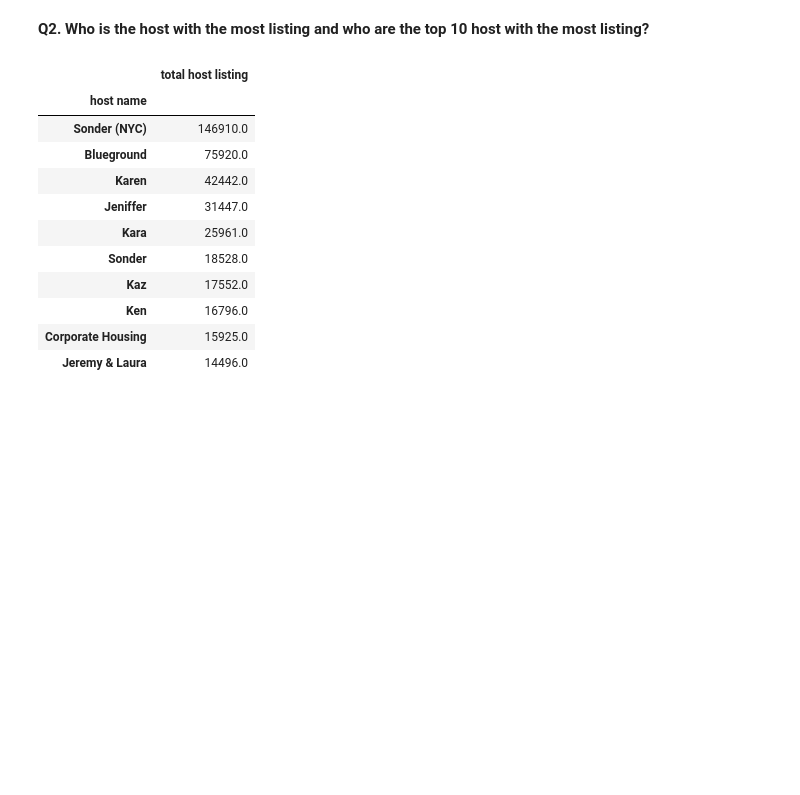
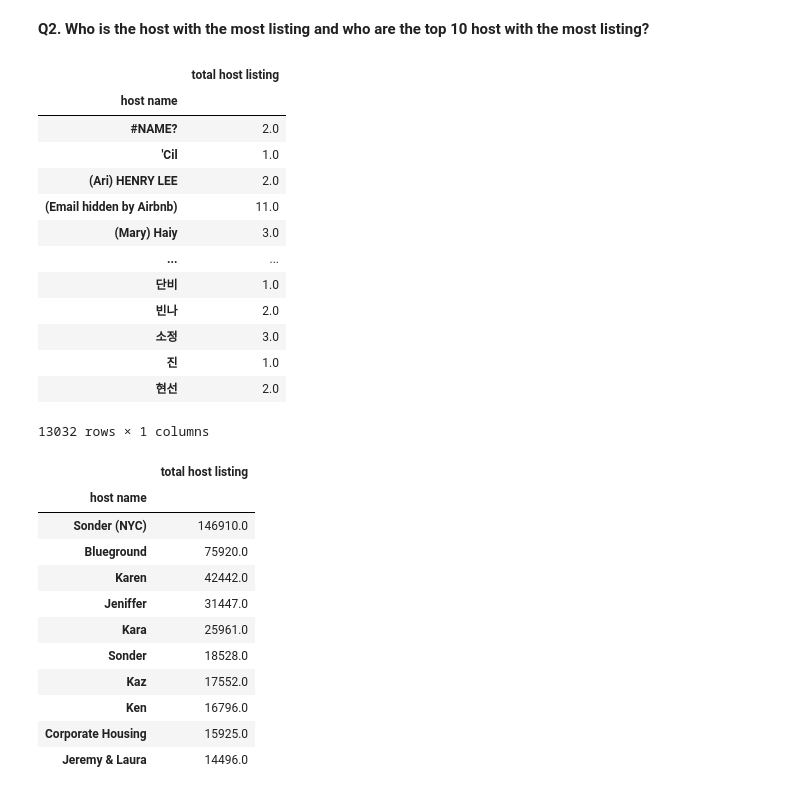
Before and after one commit to Great-special/Portfolio-Projects, a Jupyter notebook: EDA/AirBNB/open_data_airbnb.ipynb, the cells around one changed output. Cells and saved outputs as stored; diff of their text form; code cells hidden in the pictures; blank space fills up the shorter version.

```diff
--- a/EDA/AirBNB/open_data_airbnb.ipynb
+++ b/EDA/AirBNB/open_data_airbnb.ipynb
@@ -425,6 +425,23 @@ The total number of listing the state is 766645.0.
 **Q2. Who is the host with the most listing and who are the top 10 host with the most listing?**
 # %%
 host_by_listing = cleanedAirBnb.groupby(['host name'])[['total host listing']].sum()
+# %%
+host_by_listing
+# %% [output]
+|  | total host listing |
+| host name |  |
+| #NAME? | 2.0 |
+| 'Cil | 1.0 |
+| (Ari) HENRY LEE | 2.0 |
+| (Email hidden by Airbnb) | 11.0 |
+| (Mary) Haiy | 3.0 |
+| ... | ... |
+| 단비 | 1.0 |
+| 빈나 | 2.0 |
+| 소정 | 3.0 |
+| 진 | 1.0 |
+| 현선 | 2.0 |
+13032 rows × 1 columns
 # %%
 host_by_listing.sort_values(by=['total host listing'], ascending=False, inplace=True)
 top_n = host_by_listing.head(10)
```
Also changed, not shown: parts of 1 cell of this notebook, 1 other file.
